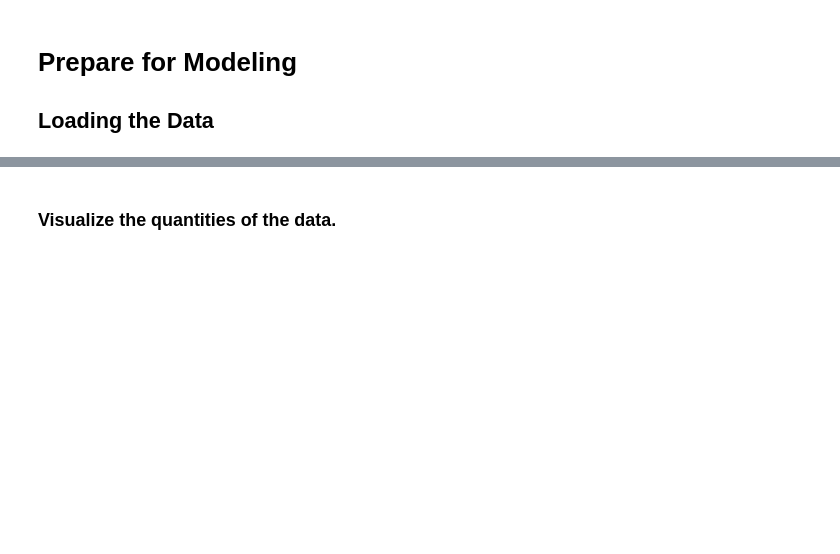
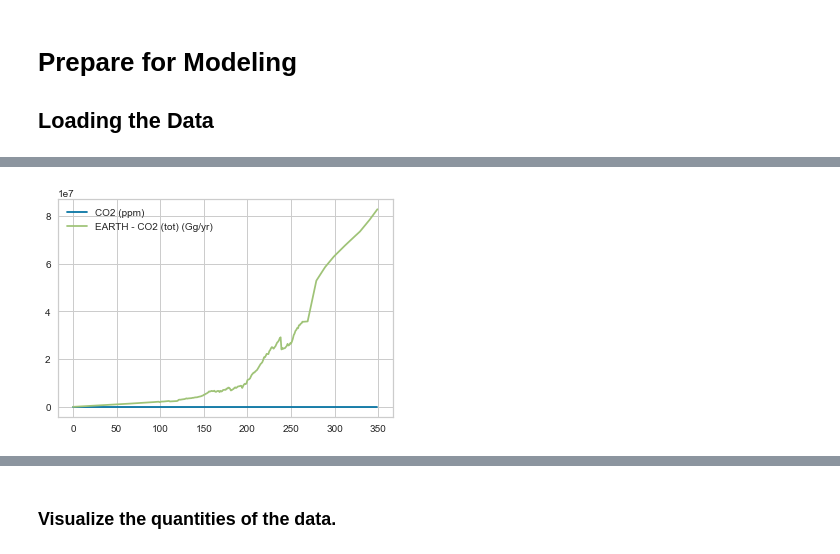
Before and after one commit to FunkyTable/Energy_Production_Time_Series_Projection, a Jupyter notebook: student.ipynb, the cells around one changed output, grey strips where cells are left out. Cells and saved outputs as stored; diff of their text form; code cells hidden in the pictures; blank space fills up the shorter version.

```diff
--- a/student.ipynb
+++ b/student.ipynb
@@ -574,0 +521,5 @@ best_model = compare_models()
+# %%
+pred = predict_model(co2_mod, X = for_predict.iloc[:,variables], fh = 86)
+# %%
+pred.columns = [targ]
+pred
@@ -574,0 +544,2 @@ best_model = compare_models()
+# %%
+for_predict.reset_index(inplace = True, drop = True)
@@ -574,0 +566,9 @@ best_model = compare_models()
+# %%
+#for_predict.loc[for_predict['Year'] > pd.to_datetime(2019, format = '%Y')].iloc[:,1]
+pred_row = 0
+for row in range(264,len(for_predict)):
+    for_predict.iloc[row,2] = pred.iloc[pred_row]
+    pred_row += 1
+for_predict.loc[for_predict['Year'] > pd.to_datetime(2019, format = '%Y')]
+
+for_predict.iloc[:,:]
@@ -574,0 +593,4 @@ best_model = compare_models()
+# %%
+for_predict.iloc[:,2:4].plot();
+# %% [output]
+[figure, added]
```
Also changed, not shown: parts of 61 cells of this notebook.
